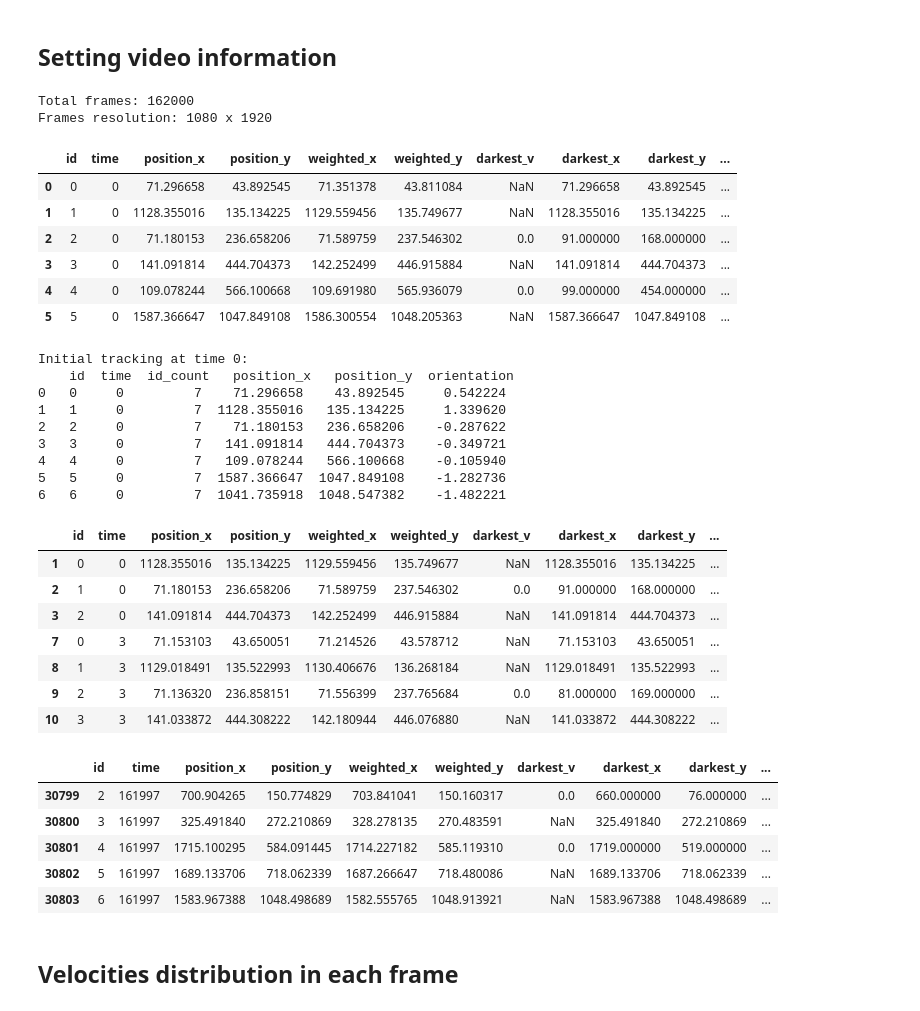
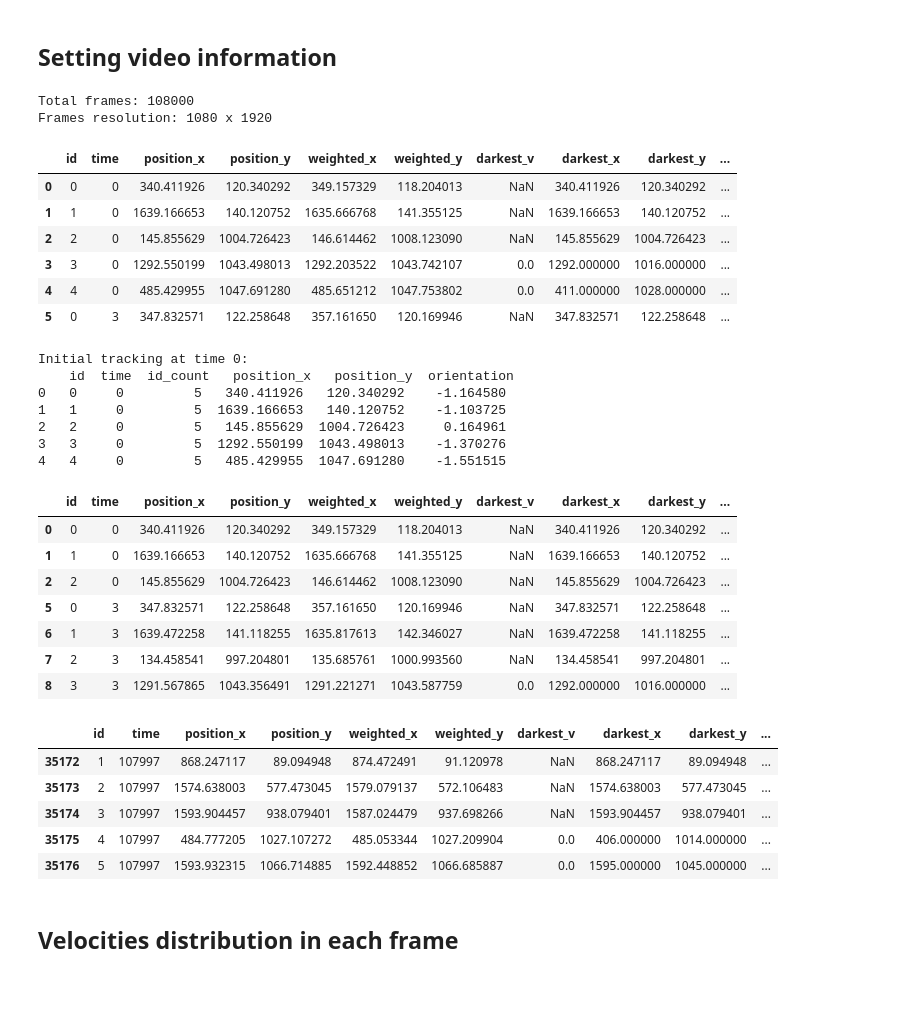
Before and after one commit to fsabrilb/High_Order_Interactions, a Jupyter notebook: tracking_videos/scripts/clustering_particles.ipynb, the cells around one changed output. Drawn from its saved outputs; the diff is of its cells as text; code cells hidden in the pictures.

```diff
--- a/tracking_videos/scripts/clustering_particles.ipynb
+++ b/tracking_videos/scripts/clustering_particles.ipynb
@@ -28,7 +28,7 @@ output_path = "../output_files"
 log_path = "../logs"
 input_generation_date = "2025-02-18"
 
-video_name = "3n_3m_0f_240214_4"
+video_name = "3n_3m_0f_240216_1"
 n_particles = int(video_name[0])
 save_figures = True
 save_tracking = True
@@ -51,16 +51,16 @@ time = 0
 frame = reader.get_data(time)
 print("Frames resolution: {} x {}".format(frame.shape[0], frame.shape[1]))
 # %% [output]
-Total frames: 162000
+Total frames: 108000
 Frames resolution: 1080 x 1920
 # %%
 df_tracked = pd.concat([
     pd.read_csv("{}/tracked_{}_0.csv".format(output_path, video_name), low_memory=False),
     pd.read_csv("{}/tracked_{}_1.csv".format(output_path, video_name), low_memory=False),
     pd.read_csv("{}/tracked_{}_2.csv".format(output_path, video_name), low_memory=False),
-    pd.read_csv("{}/tracked_{}_3.csv".format(output_path, video_name), low_memory=False),
-    pd.read_csv("{}/tracked_{}_4.csv".format(output_path, video_name), low_memory=False),
-    pd.read_csv("{}/tracked_{}_5.csv".format(output_path, video_name), low_memory=False)#,
+    pd.read_csv("{}/tracked_{}_3.csv".format(output_path, video_name), low_memory=False)#,
+    # pd.read_csv("{}/tracked_{}_4.csv".format(output_path, video_name), low_memory=False),
+    # pd.read_csv("{}/tracked_{}_5.csv".format(output_path, video_name), low_memory=False),
     # pd.read_csv("{}/tracked_{}_6.csv".format(output_path, video_name), low_memory=False),
     #pd.read_csv("{}/tracked_{}_7.csv".format(output_path, video_name), low_memory=False),
     # pd.read_csv("{}/tracked_{}_8.csv".format(output_path, video_name), low_memory=False)
@@ -72,63 +72,61 @@ if "coords_x" in df_tracked.columns:
 df_tracked.sort_values(["time", "id"]).head(2 * n_particles)
 # %% [output]
 |  | id | time | position_x | position_y | weighted_x | weighted_y | darkest_v | darkest_x | darkest_y | ... |
-| 0 | 0 | 0 | 71.296658 | 43.892545 | 71.351378 | 43.811084 | NaN | 71.296658 | 43.892545 | ... |
-| 1 | 1 | 0 | 1128.355016 | 135.134225 | 1129.559456 | 135.749677 | NaN | 1128.355016 | 135.134225 | ... |
-| 2 | 2 | 0 | 71.180153 | 236.658206 | 71.589759 | 237.546302 | 0.0 | 91.000000 | 168.000000 | ... |
-| 3 | 3 | 0 | 141.091814 | 444.704373 | 142.252499 | 446.915884 | NaN | 141.091814 | 444.704373 | ... |
-| 4 | 4 | 0 | 109.078244 | 566.100668 | 109.691980 | 565.936079 | 0.0 | 99.000000 | 454.000000 | ... |
-| 5 | 5 | 0 | 1587.366647 | 1047.849108 | 1586.300554 | 1048.205363 | NaN | 1587.366647 | 1047.849108 | ... |
+| 0 | 0 | 0 | 340.411926 | 120.340292 | 349.157329 | 118.204013 | NaN | 340.411926 | 120.340292 | ... |
+| 1 | 1 | 0 | 1639.166653 | 140.120752 | 1635.666768 | 141.355125 | NaN | 1639.166653 | 140.120752 | ... |
+| 2 | 2 | 0 | 145.855629 | 1004.726423 | 146.614462 | 1008.123090 | NaN | 145.855629 | 1004.726423 | ... |
+| 3 | 3 | 0 | 1292.550199 | 1043.498013 | 1292.203522 | 1043.742107 | 0.0 | 1292.000000 | 1016.000000 | ... |
+| 4 | 4 | 0 | 485.429955 | 1047.691280 | 485.651212 | 1047.753802 | 0.0 | 411.000000 | 1028.000000 | ... |
+| 5 | 0 | 3 | 347.832571 | 122.258648 | 357.161650 | 120.169946 | NaN | 347.832571 | 122.258648 | ... |
 # %%
 # Manual Setup for time = 0
 tracking_0 = df_tracked[df_tracked["time"] == 0]
 cols = ["id", "time", "id_count", "position_x", "position_y", "orientation"]
 print("Initial tracking at time 0:\n", tracking_0[cols])
 
 if tracking_0.shape[0] != n_particles:
     # Manual fitting of initial time tracking
     tracking_0 = tracking_0.drop_duplicates(subset=["id"], keep="first")
-    tracking_0 = tracking_0[tracking_0["id"].isin([1, 2, 3])]
+    tracking_0 = tracking_0[tracking_0["id"].isin([0, 1, 2])]
     tracking_0["id"] = np.arange(n_particles)
     tracking_0["orientation"] = np.array([
-        tracking_0["orientation"].values[0],
+        -tracking_0["orientation"].values[0],
         -tracking_0["orientation"].values[1],
         tracking_0["orientation"].values[2]
     ])
 
     # Replace the manual setting
     df_tracked = pd.concat([
         tracking_0,
         df_tracked[df_tracked["time"] != 0]
     ]).sort_values(["id", "time"])
 
 df_tracked.sort_values(["time", "id"]).head(2 * n_particles + 1)
 # %% [output]
 Initial tracking at time 0:
     id  time  id_count   position_x   position_y  orientation
-0   0     0         7    71.296658    43.892545     0.542224
-1   1     0         7  1128.355016   135.134225     1.339620
-2   2     0         7    71.180153   236.658206    -0.287622
-3   3     0         7   141.091814   444.704373    -0.349721
-4   4     0         7   109.078244   566.100668    -0.105940
-5   5     0         7  1587.366647  1047.849108    -1.282736
-6   6     0         7  1041.735918  1048.547382    -1.482221
+0   0     0         5   340.411926   120.340292    -1.164580
+1   1     0         5  1639.166653   140.120752    -1.103725
+2   2     0         5   145.855629  1004.726423     0.164961
+3   3     0         5  1292.550199  1043.498013    -1.370276
+4   4     0         5   485.429955  1047.691280    -1.551515
 |  | id | time | position_x | position_y | weighted_x | weighted_y | darkest_v | darkest_x | darkest_y | ... |
-| 1 | 0 | 0 | 1128.355016 | 135.134225 | 1129.559456 | 135.749677 | NaN | 1128.355016 | 135.134225 | ... |
-| 2 | 1 | 0 | 71.180153 | 236.658206 | 71.589759 | 237.546302 | 0.0 | 91.000000 | 168.000000 | ... |
-| 3 | 2 | 0 | 141.091814 | 444.704373 | 142.252499 | 446.915884 | NaN | 141.091814 | 444.704373 | ... |
-| 7 | 0 | 3 | 71.153103 | 43.650051 | 71.214526 | 43.578712 | NaN | 71.153103 | 43.650051 | ... |
-| 8 | 1 | 3 | 1129.018491 | 135.522993 | 1130.406676 | 136.268184 | NaN | 1129.018491 | 135.522993 | ... |
-| 9 | 2 | 3 | 71.136320 | 236.858151 | 71.556399 | 237.765684 | 0.0 | 81.000000 | 169.000000 | ... |
-| 10 | 3 | 3 | 141.033872 | 444.308222 | 142.180944 | 446.076880 | NaN | 141.033872 | 444.308222 | ... |
+| 0 | 0 | 0 | 340.411926 | 120.340292 | 349.157329 | 118.204013 | NaN | 340.411926 | 120.340292 | ... |
+| 1 | 1 | 0 | 1639.166653 | 140.120752 | 1635.666768 | 141.355125 | NaN | 1639.166653 | 140.120752 | ... |
+| 2 | 2 | 0 | 145.855629 | 1004.726423 | 146.614462 | 1008.123090 | NaN | 145.855629 | 1004.726423 | ... |
+| 5 | 0 | 3 | 347.832571 | 122.258648 | 357.161650 | 120.169946 | NaN | 347.832571 | 122.258648 | ... |
+| 6 | 1 | 3 | 1639.472258 | 141.118255 | 1635.817613 | 142.346027 | NaN | 1639.472258 | 141.118255 | ... |
+| 7 | 2 | 3 | 134.458541 | 997.204801 | 135.685761 | 1000.993560 | NaN | 134.458541 | 997.204801 | ... |
+| 8 | 3 | 3 | 1291.567865 | 1043.356491 | 1291.221271 | 1043.587759 | 0.0 | 1292.000000 | 1016.000000 | ... |
 # %%
 df_tracked.sort_values(["time", "id"]).tail(5)
 # %% [output]
 |  | id | time | position_x | position_y | weighted_x | weighted_y | darkest_v | darkest_x | darkest_y | ... |
-| 30799 | 2 | 161997 | 700.904265 | 150.774829 | 703.841041 | 150.160317 | 0.0 | 660.000000 | 76.000000 | ... |
-| 30800 | 3 | 161997 | 325.491840 | 272.210869 | 328.278135 | 270.483591 | NaN | 325.491840 | 272.210869 | ... |
-| 30801 | 4 | 161997 | 1715.100295 | 584.091445 | 1714.227182 | 585.119310 | 0.0 | 1719.000000 | 519.000000 | ... |
-| 30802 | 5 | 161997 | 1689.133706 | 718.062339 | 1687.266647 | 718.480086 | NaN | 1689.133706 | 718.062339 | ... |
-| 30803 | 6 | 161997 | 1583.967388 | 1048.498689 | 1582.555765 | 1048.913921 | NaN | 1583.967388 | 1048.498689 | ... |
+| 35172 | 1 | 107997 | 868.247117 | 89.094948 | 874.472491 | 91.120978 | NaN | 868.247117 | 89.094948 | ... |
+| 35173 | 2 | 107997 | 1574.638003 | 577.473045 | 1579.079137 | 572.106483 | NaN | 1574.638003 | 577.473045 | ... |
+| 35174 | 3 | 107997 | 1593.904457 | 938.079401 | 1587.024479 | 937.698266 | NaN | 1593.904457 | 938.079401 | ... |
+| 35175 | 4 | 107997 | 484.777205 | 1027.107272 | 485.053344 | 1027.209904 | 0.0 | 406.000000 | 1014.000000 | ... |
+| 35176 | 5 | 107997 | 1593.932315 | 1066.714885 | 1592.448852 | 1066.685887 | 0.0 | 1595.000000 | 1045.000000 | ... |
 # %% [markdown]
 ## Velocities distribution in each frame
 # %%
```
Also changed, not shown: parts of 9 cells of this notebook, 2 other files.
